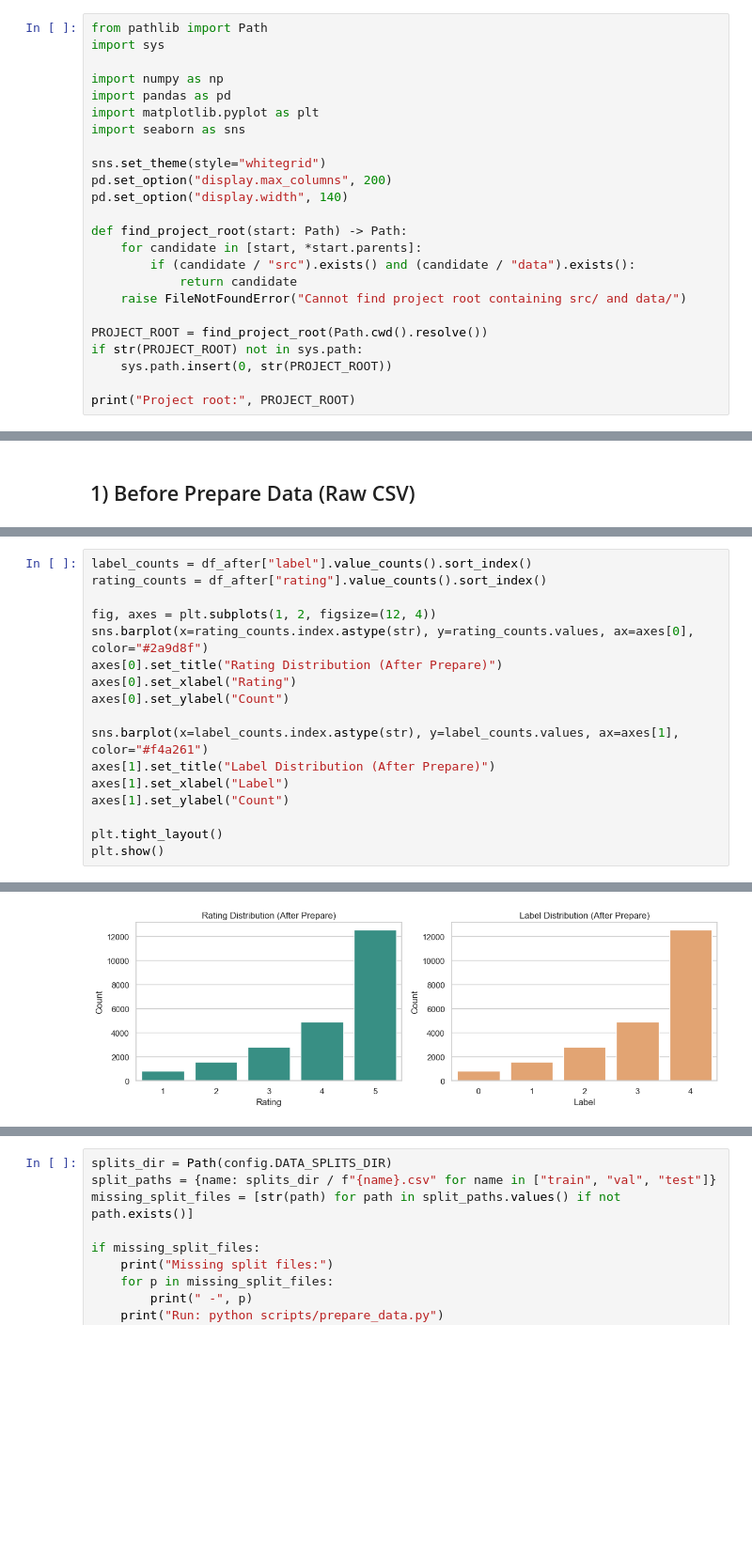
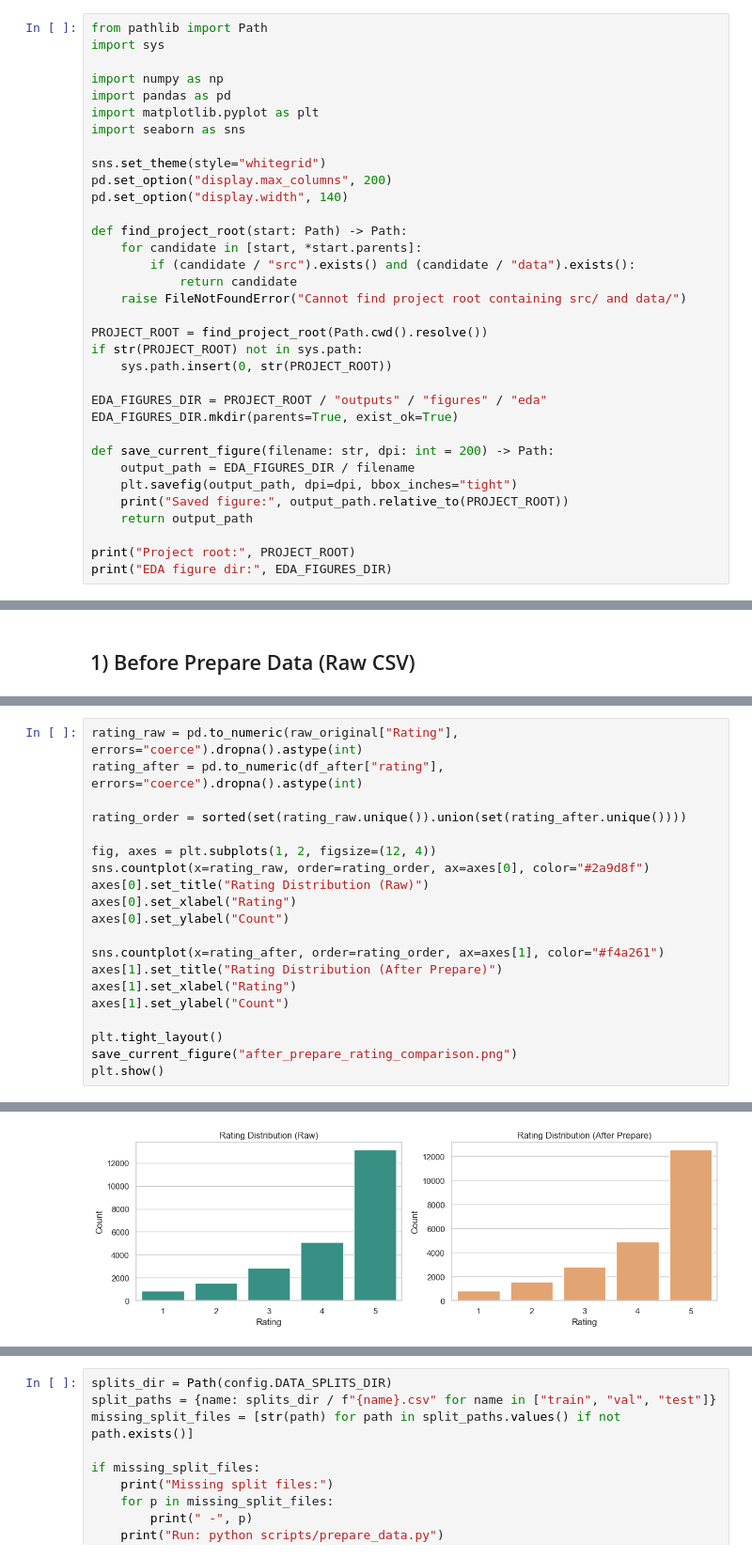
Before and after one commit to huynguyentuank22/CO3133_DL, a Jupyter notebook: notebooks/eda.ipynb, the cells around one changed output, grey strips where cells are left out. Shown at 94% size. Cells and saved outputs as stored; diff of their text form; blank space fills up the shorter version.

```diff
--- a/notebooks/eda.ipynb
+++ b/notebooks/eda.ipynb
@@ -33,6 +36,16 @@ PROJECT_ROOT = find_project_root(Path.cwd().resolve())
 if str(PROJECT_ROOT) not in sys.path:
     sys.path.insert(0, str(PROJECT_ROOT))
 
+EDA_FIGURES_DIR = PROJECT_ROOT / "outputs" / "figures" / "eda"
+EDA_FIGURES_DIR.mkdir(parents=True, exist_ok=True)
+
+def save_current_figure(filename: str, dpi: int = 200) -> Path:
+    output_path = EDA_FIGURES_DIR / filename
+    plt.savefig(output_path, dpi=dpi, bbox_inches="tight")
+    print("Saved figure:", output_path.relative_to(PROJECT_ROOT))
+    return output_path
+
 print("Project root:", PROJECT_ROOT)
+print("EDA figure dir:", EDA_FIGURES_DIR)
 # %% [output]
 Project root: C:\Users\Admin\Documents\Tuan_Huy\CO3133_DL
@@ -235,18 +262,21 @@ display(label_lookup)
 # %%
-label_counts = df_after["label"].value_counts().sort_index()
-rating_counts = df_after["rating"].value_counts().sort_index()
+rating_raw = pd.to_numeric(raw_original["Rating"], errors="coerce").dropna().astype(int)
+rating_after = pd.to_numeric(df_after["rating"], errors="coerce").dropna().astype(int)
+
+rating_order = sorted(set(rating_raw.unique()).union(set(rating_after.unique())))
 
 fig, axes = plt.subplots(1, 2, figsize=(12, 4))
-sns.barplot(x=rating_counts.index.astype(str), y=rating_counts.values, ax=axes[0], color="#2a9d8f")
-axes[0].set_title("Rating Distribution (After Prepare)")
+sns.countplot(x=rating_raw, order=rating_order, ax=axes[0], color="#2a9d8f")
+axes[0].set_title("Rating Distribution (Raw)")
 axes[0].set_xlabel("Rating")
 axes[0].set_ylabel("Count")
 
-sns.barplot(x=label_counts.index.astype(str), y=label_counts.values, ax=axes[1], color="#f4a261")
-axes[1].set_title("Label Distribution (After Prepare)")
-axes[1].set_xlabel("Label")
+sns.countplot(x=rating_after, order=rating_order, ax=axes[1], color="#f4a261")
+axes[1].set_title("Rating Distribution (After Prepare)")
+axes[1].set_xlabel("Rating")
 axes[1].set_ylabel("Count")
 
 plt.tight_layout()
+save_current_figure("after_prepare_rating_comparison.png")
 plt.show()
 # %% [output]
@@ -253,4 +284,4 @@ plt.show()
-[figure, old version]
+[figure, new version]
 # %%
 before_tokens = raw_original["Review Text"].fillna("").astype(str).str.split().str.len()
 after_tokens = df_after["review_text"].fillna("").astype(str).str.split().str.len()
```
Also changed, not shown: parts of 16 cells of this notebook, 17 other files.
